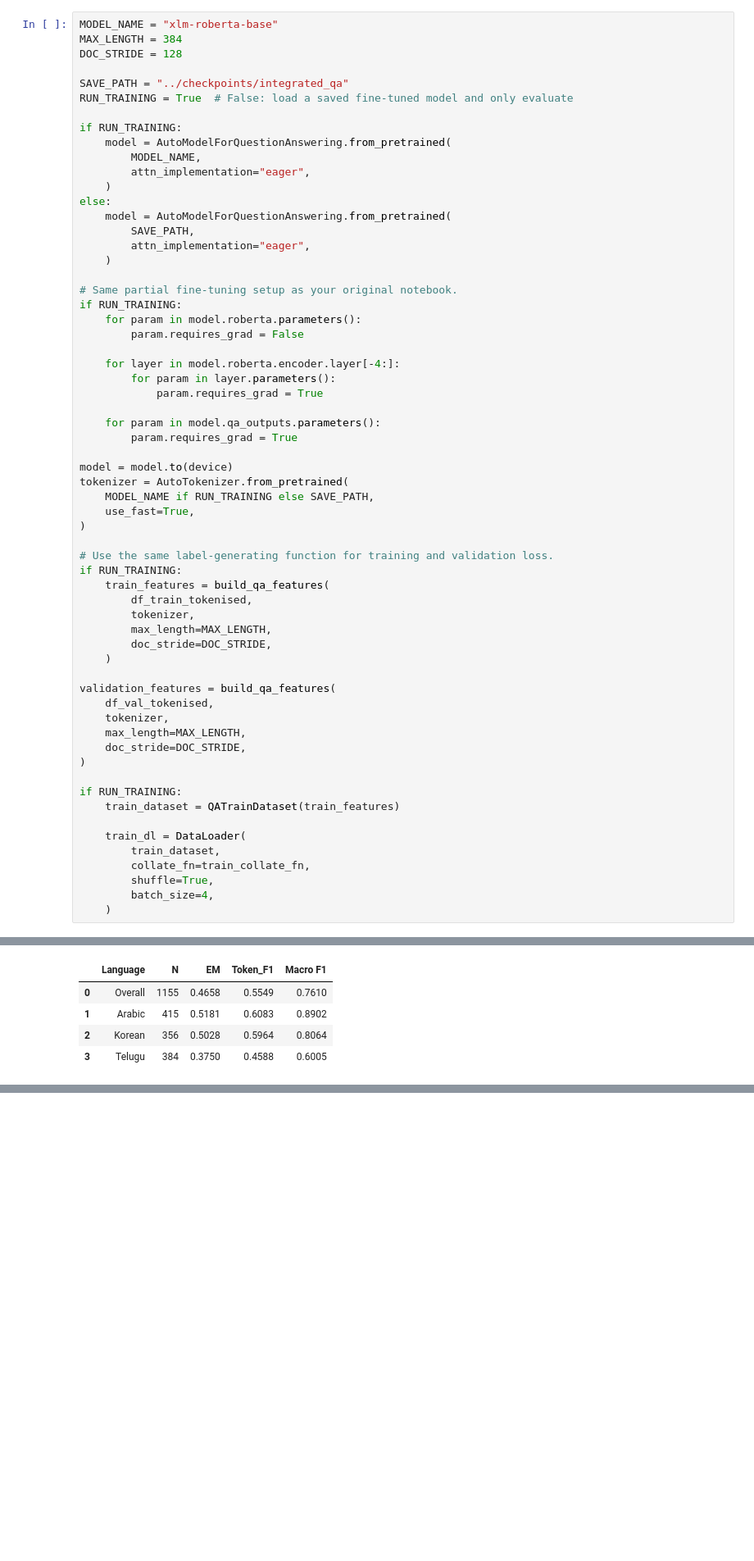
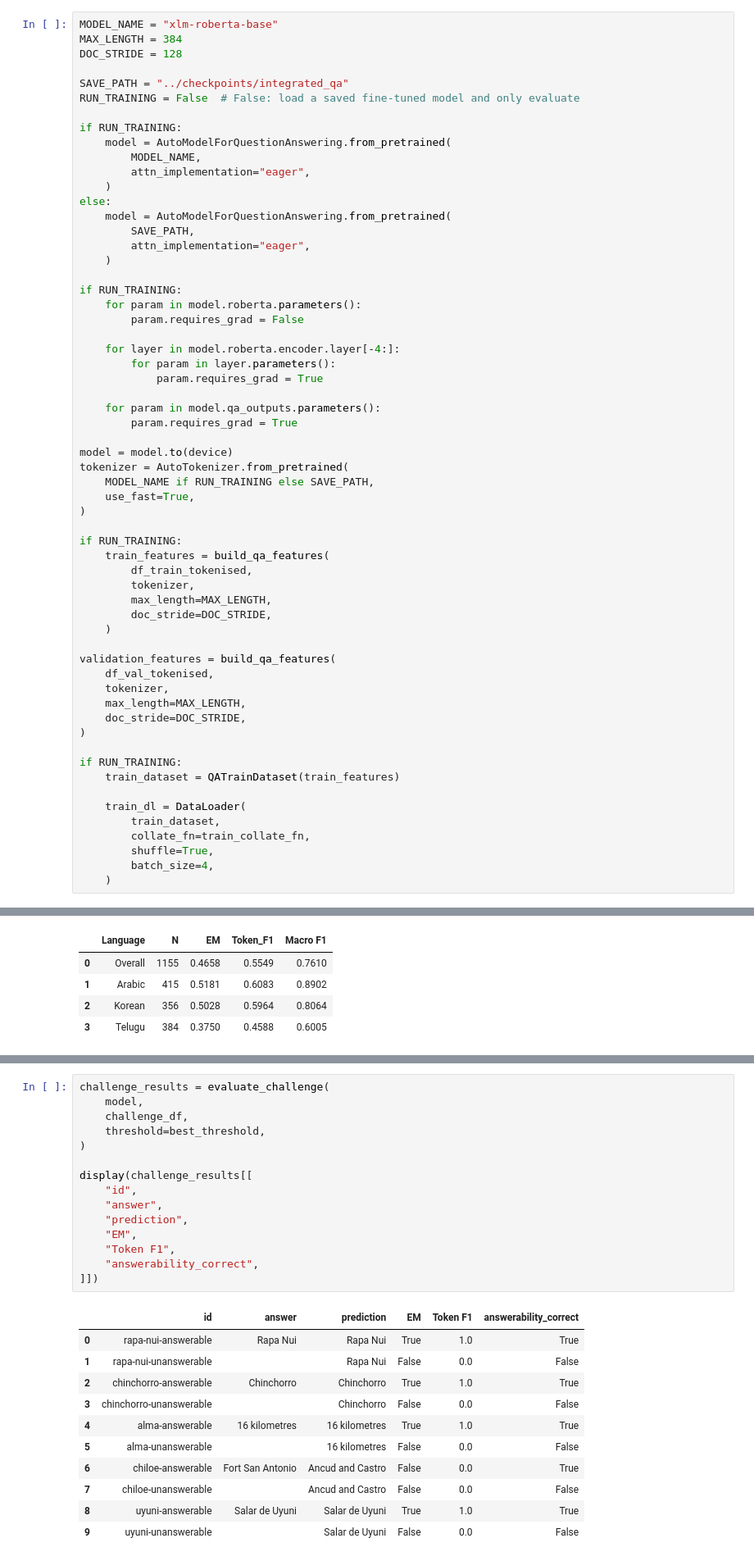
Before and after one commit to wiwillym/nlp-ku-project, a Jupyter notebook: notebooks/7_integrated_multilingual_qa.ipynb, the cells around one changed output, grey strips where cells are left out. Shown at 82% size. Drawn from its saved outputs; the diff is of its cells as text; blank space fills up the shorter version.

```diff
--- a/notebooks/7_integrated_multilingual_qa.ipynb
+++ b/notebooks/7_integrated_multilingual_qa.ipynb
@@ -62,7 +47,7 @@ MAX_LENGTH = 384
 DOC_STRIDE = 128
 
 SAVE_PATH = "../checkpoints/integrated_qa"
-RUN_TRAINING = True  # False: load a saved fine-tuned model and only evaluate
+RUN_TRAINING = False  # False: load a saved fine-tuned model and only evaluate
 
 if RUN_TRAINING:
     model = AutoModelForQuestionAnswering.from_pretrained(
@@ -75,7 +60,6 @@ else:
         attn_implementation="eager",
     )
 
-# Same partial fine-tuning setup as your original notebook.
 if RUN_TRAINING:
     for param in model.roberta.parameters():
         param.requires_grad = False
@@ -93,7 +77,6 @@ tokenizer = AutoTokenizer.from_pretrained(
     use_fast=True,
 )
 
-# Use the same label-generating function for training and validation loss.
 if RUN_TRAINING:
     train_features = build_qa_features(
         df_train_tokenised,
@@ -622,0 +666,27 @@ Selected no-answer threshold: -1.779886245727539
+# %%
+challenge_results = evaluate_challenge(
+    model,
+    challenge_df,
+    threshold=best_threshold,
+)
+
+display(challenge_results[[
+    "id",
+    "answer",
+    "prediction",
+    "EM",
+    "Token F1",
+    "answerability_correct",
+]])
+# %% [output]
+|  | id | answer | prediction | EM | Token F1 | answerability_correct |
+| 0 | rapa-nui-answerable | Rapa Nui | Rapa Nui | True | 1.0 | True |
+| 1 | rapa-nui-unanswerable |  | Rapa Nui | False | 0.0 | False |
+| 2 | chinchorro-answerable | Chinchorro | Chinchorro | True | 1.0 | True |
+| 3 | chinchorro-unanswerable |  | Chinchorro | False | 0.0 | False |
+| 4 | alma-answerable | 16 kilometres | 16 kilometres | True | 1.0 | True |
+| 5 | alma-unanswerable |  | 16 kilometres | False | 0.0 | False |
+| 6 | chiloe-answerable | Fort San Antonio | Ancud and Castro | False | 0.0 | True |
+| 7 | chiloe-unanswerable |  | Ancud and Castro | False | 0.0 | False |
+| 8 | uyuni-answerable | Salar de Uyuni | Salar de Uyuni | True | 1.0 | True |
+| 9 | uyuni-unanswerable |  | Salar de Uyuni | False | 0.0 | False |
```
Also changed, not shown: parts of 10 cells of this notebook, 2 other files.
